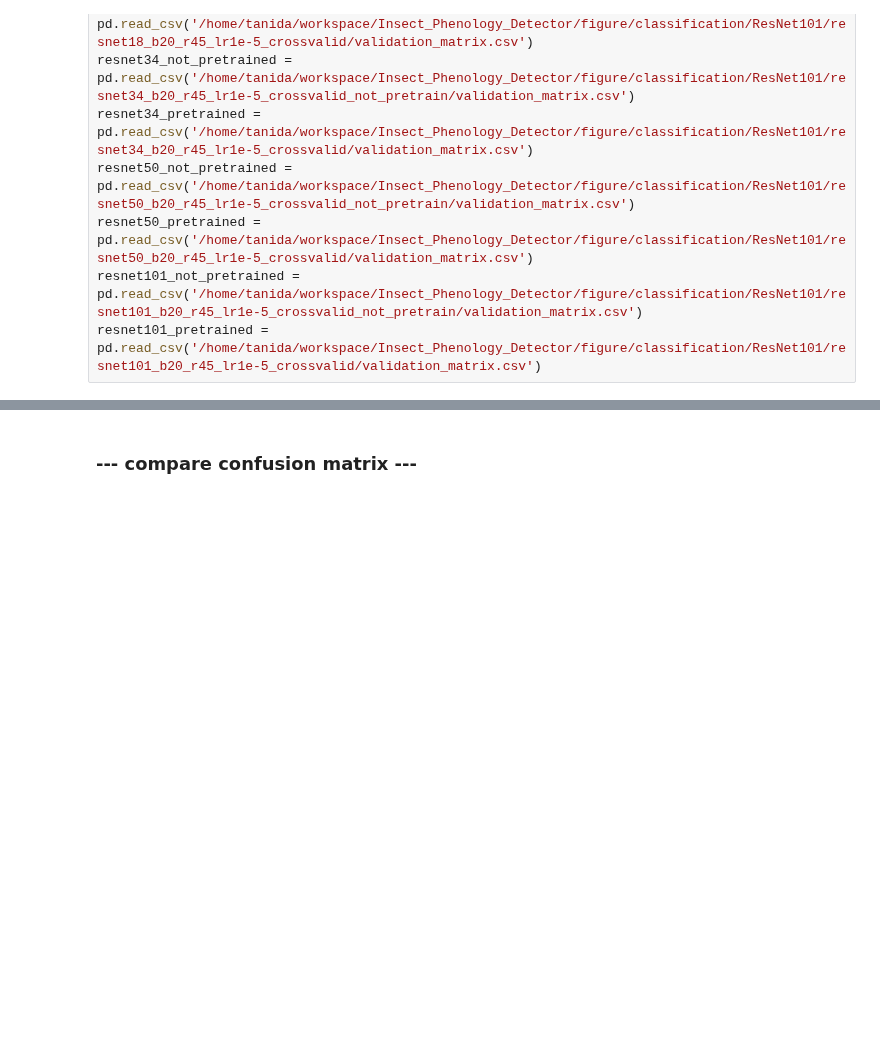
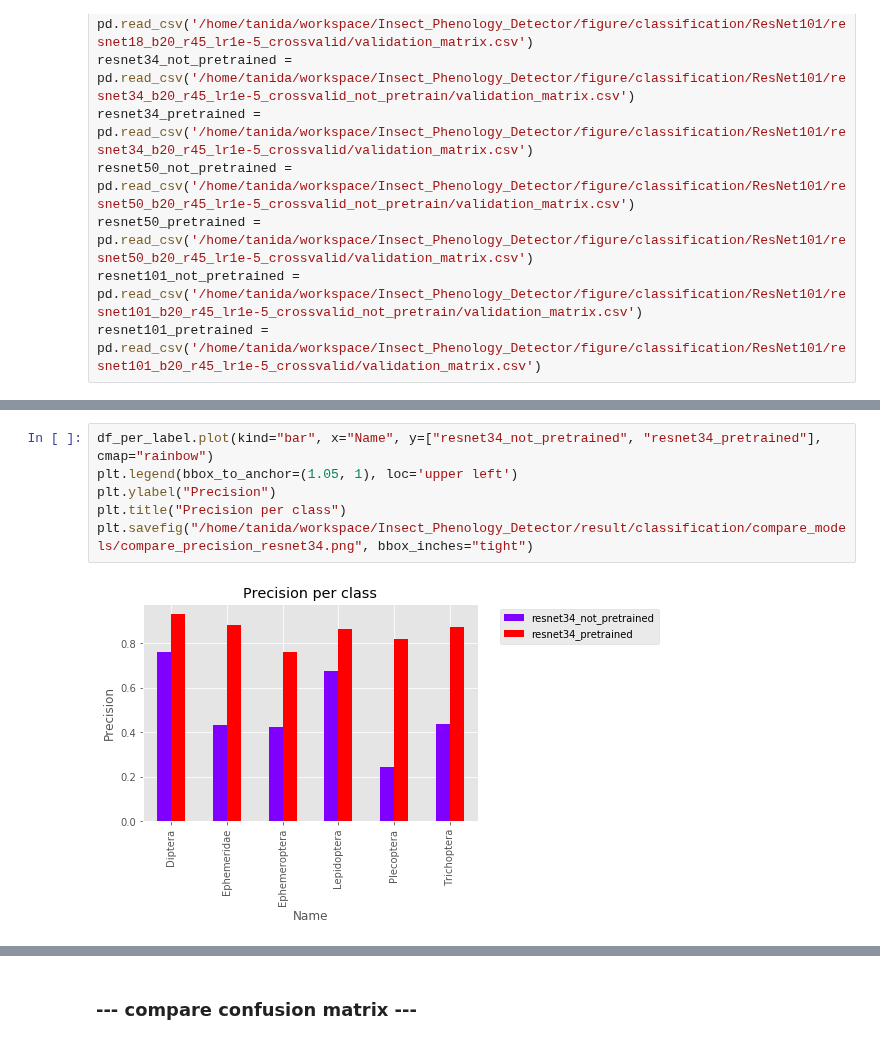
Before and after one commit to keiiti975/Insect_Phenology_Detector, a Jupyter notebook: result/classification/compare_models/compare_models.ipynb, the cells around one changed output, grey strips where cells are left out. Saved outputs shown, nothing was run; the diff lists cells and outputs as text; blank space fills up the shorter version.

```diff
--- a/result/classification/compare_models/compare_models.ipynb
+++ b/result/classification/compare_models/compare_models.ipynb
@@ -19,0 +83,8 @@ resnet101_pretrained = pd.read_csv('/home/tanida/workspace/Insect_Phenology_Dete
+# %%
+df_per_label.plot(kind="bar", x="Name", y=["resnet34_not_pretrained", "resnet34_pretrained"], cmap="rainbow")
+plt.legend(bbox_to_anchor=(1.05, 1), loc='upper left')
+plt.ylabel("Precision")
+plt.title("Precision per class")
+plt.savefig("/home/tanida/workspace/Insect_Phenology_Detector/result/classification/compare_models/compare_precision_resnet34.png", bbox_inches="tight")
+# %% [output]
+[figure, added]
```
Also changed, not shown: parts of 16 cells of this notebook, 16 other files.
